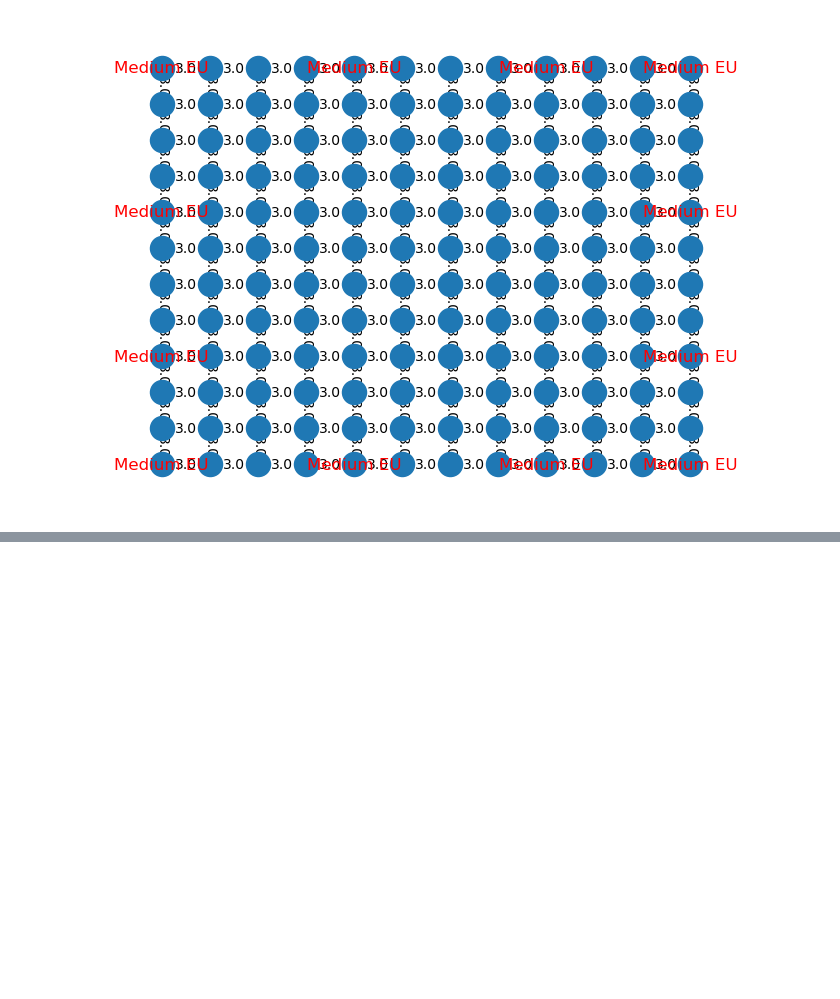
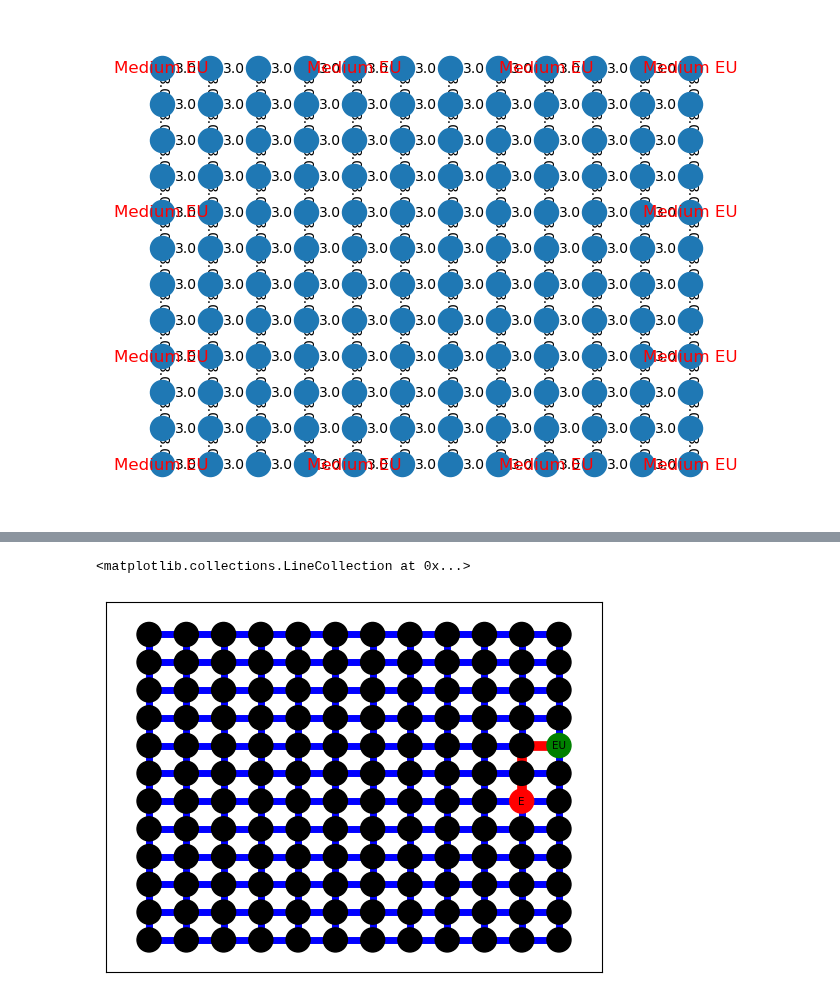
Before and after one commit to Praetor07/CityPlanner_MonteCarlo-Sim, a Jupyter notebook: Emergency Response Simulation Visualization.ipynb, the cells around one changed output, grey strips where cells are left out. Saved outputs shown, nothing was run; the diff lists cells and outputs as text; code cells hidden in the pictures; blank space fills up the shorter version.

```diff
--- a/Emergency Response Simulation Visualization.ipynb
+++ b/Emergency Response Simulation Visualization.ipynb
@@ -80,0 +89,10 @@ nx.draw_networkx_edges(city.city_graph,pos,edgelist=path_edges,edge_color='r',wi
+# %%
+obs = 1
+colors = [ color_map[obs].get(node) for node in city.city_graph.nodes]
+nx.draw_networkx_nodes(city.city_graph, pos, node_color = colors)
+nx.draw_networkx_edges(city.city_graph,pos,edge_color='b',width=5)
+nx.draw_networkx_labels(city.city_graph, pos, node_identifier[obs], font_size=7.5, font_color='black')
+nx.draw_networkx_edges(city.city_graph,pos,edgelist=edges_to_draw[obs],edge_color='r',width=7)
+# %% [output]
+<matplotlib.collections.LineCollection at 0x...>
+[figure, added]
```
Also changed, not shown: parts of 4 cells of this notebook, 2 other files.
